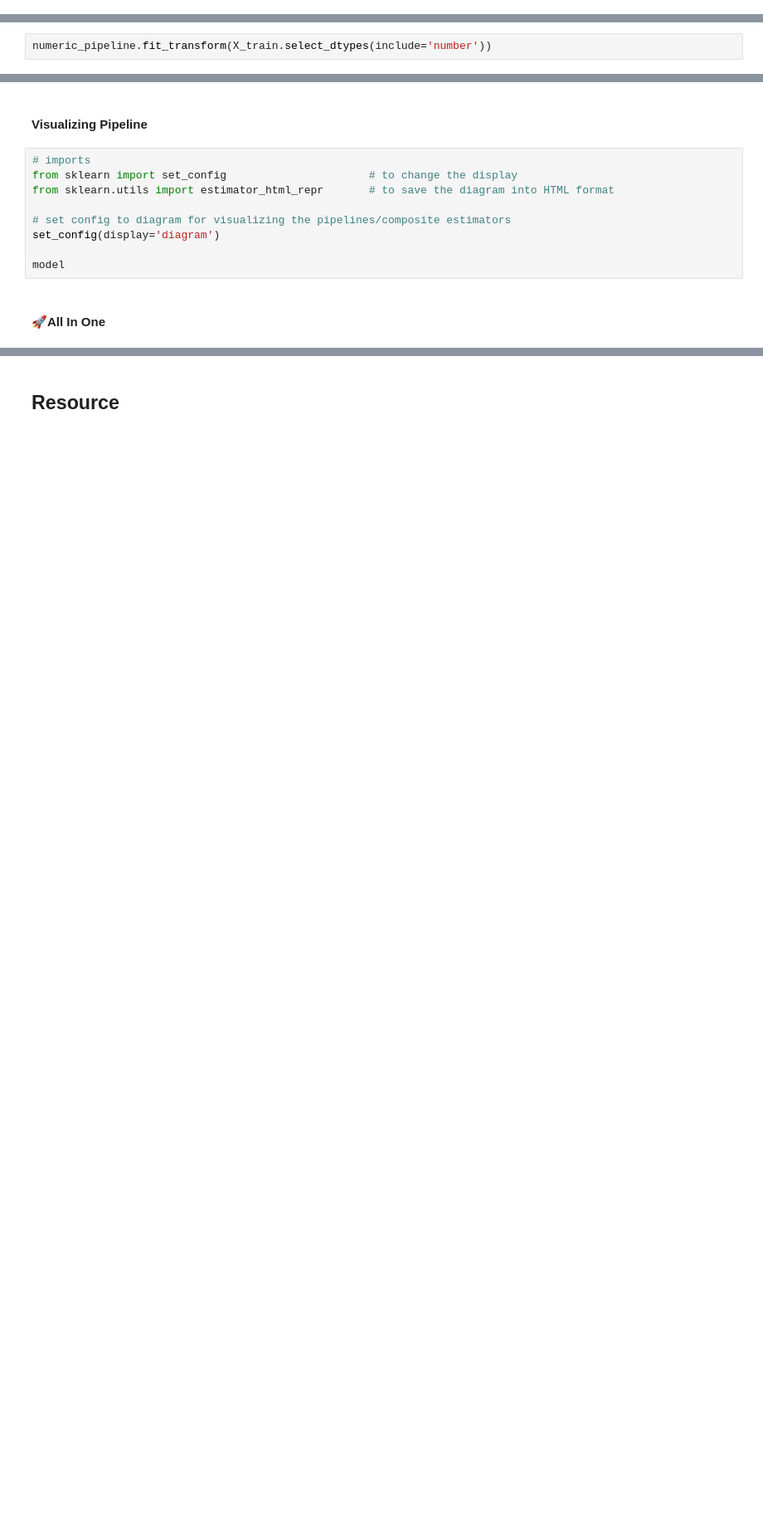
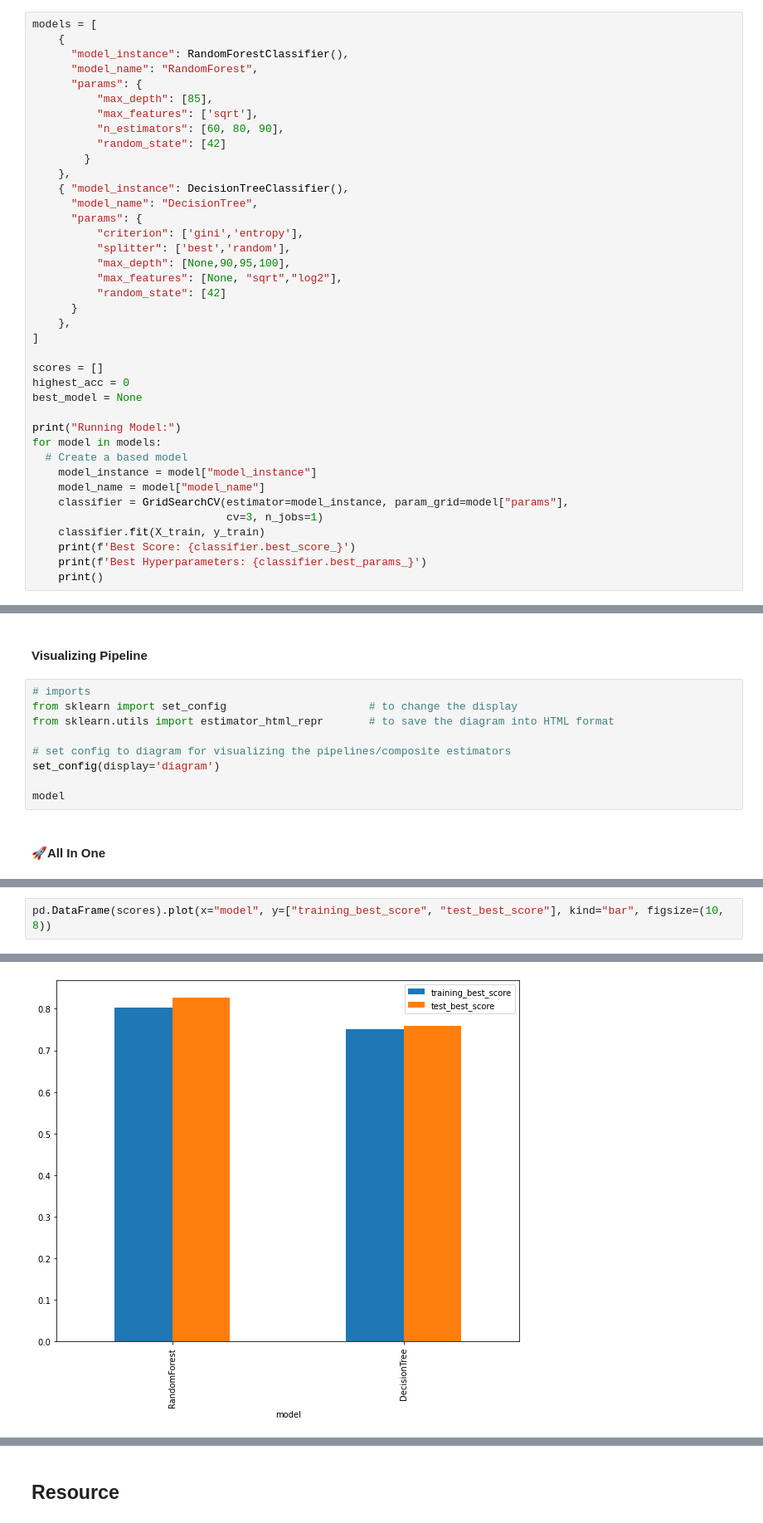
Before and after one commit to dev-SR/machine-learning, a Jupyter notebook: 100sklearn/sklearn.ipynb, the cells around one changed output, grey strips where cells are left out. Shown at 83% size. Drawn from its saved outputs; the diff is of its cells as text; blank space fills up the shorter version.

Commit message:
sklearn: gridsearch+pipline hyperparameter tuning

```diff
--- a/100sklearn/sklearn.ipynb
+++ b/100sklearn/sklearn.ipynb
@@ -514,0 +543,39 @@ roc_auc_score(y_test, y_probs_positive)
+# %%
+models = [
+    {
+      "model_instance": RandomForestClassifier(),
+      "model_name": "RandomForest",
+      "params": {
+          "max_depth": [85],
+          "max_features": ['sqrt'],
+          "n_estimators": [60, 80, 90],
+          "random_state": [42]
+        }
+    },
+    { "model_instance": DecisionTreeClassifier(),
+      "model_name": "DecisionTree",
+      "params": {
+          "criterion": ['gini','entropy'],
+          "splitter": ['best','random'],
+          "max_depth": [None,90,95,100],
+          "max_features": [None, "sqrt","log2"],
+          "random_state": [42]
+      }
+    },
+]
+
+scores = []
+highest_acc = 0
+best_model = None
+
+print("Running Model:")
+for model in models:
+  # Create a based model
+    model_instance = model["model_instance"]
+    model_name = model["model_name"]
+    classifier = GridSearchCV(estimator=model_instance, param_grid=model["params"],
+                              cv=3, n_jobs=1)
+    classifier.fit(X_train, y_train)
+    print(f'Best Score: {classifier.best_score_}')
+    print(f'Best Hyperparameters: {classifier.best_params_}')
+    print()
@@ -645,2 +734,0 @@ By default, all `Pipeline` objects have `fit` and `transform` methods which can
-# %%
-numeric_pipeline.fit_transform(X_train.select_dtypes(include='number'))
@@ -821,0 +1174,3 @@ output.head()
+# %%
+pd.DataFrame(scores).plot(x="model", y=["training_best_score", "test_best_score"], kind="bar", figsize=(10, 8))
+# %% [output]
@@ -822,2 +1178,3 @@ output.head()
+[figure, added]
 # %% [markdown]
 - [https://scikit-learn.org/stable/tutorial/statistical_inference/putting_together.html](https://scikit-learn.org/stable/tutorial/statistical_inference/putting_together.html)
```
Also changed, not shown: parts of 32 cells of this notebook, 4 other files.
